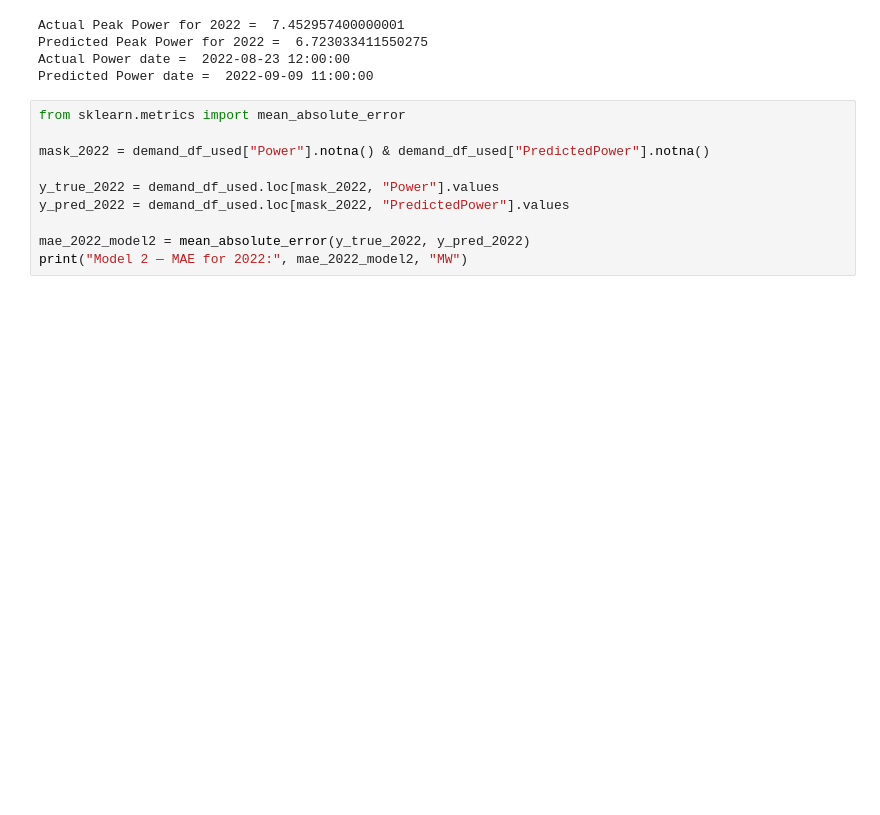
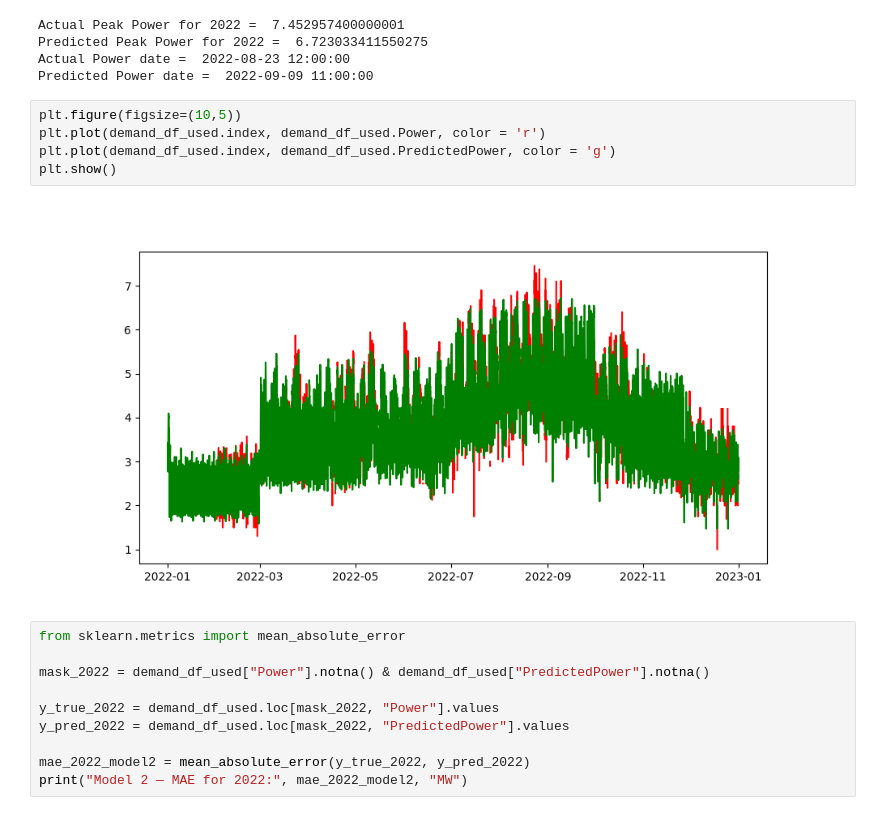
Before and after one commit to AniTech03/ML_models_for_electricity_demand_prediction_of_IIT_Guwahati, a Jupyter notebook: Code/Model_2.ipynb, the cells around one changed output. Drawn from its saved outputs; the diff is of its cells as text; blank space fills up the shorter version.

```diff
--- a/Code/Model_2.ipynb
+++ b/Code/Model_2.ipynb
@@ -272,6 +272,13 @@ Actual Peak Power for 2022 =  7.452957400000001
 Predicted Peak Power for 2022 =  6.723033411550275
 Actual Power date =  2022-08-23 12:00:00
 Predicted Power date =  2022-09-09 11:00:00
+# %%
+plt.figure(figsize=(10,5))
+plt.plot(demand_df_used.index, demand_df_used.Power, color = 'r')
+plt.plot(demand_df_used.index, demand_df_used.PredictedPower, color = 'g')
+plt.show()
+# %% [output]
+[figure, added]
 # %%
 from sklearn.metrics import mean_absolute_error
 
```
Also changed, not shown: parts of 1 cell of this notebook, 2 other files.
